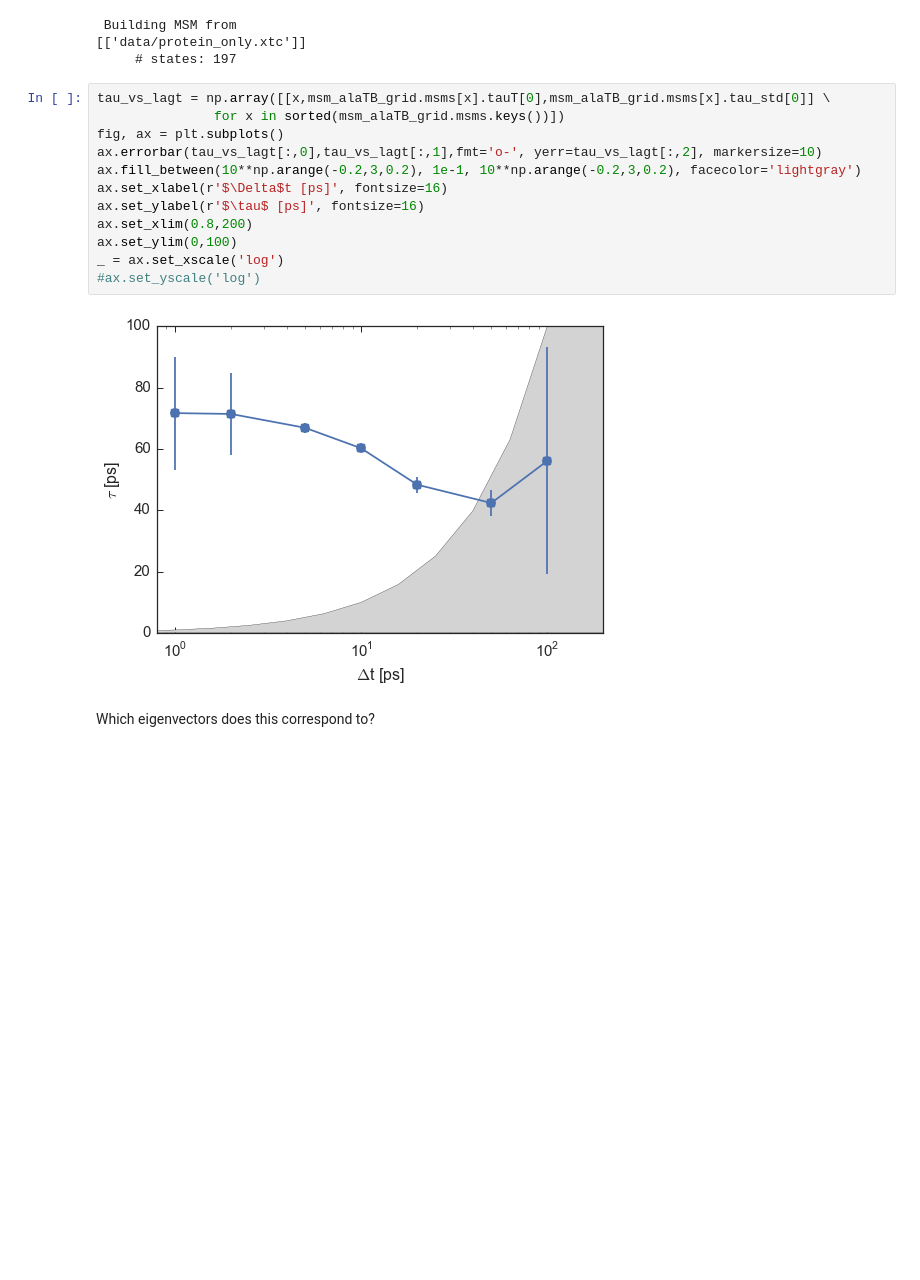
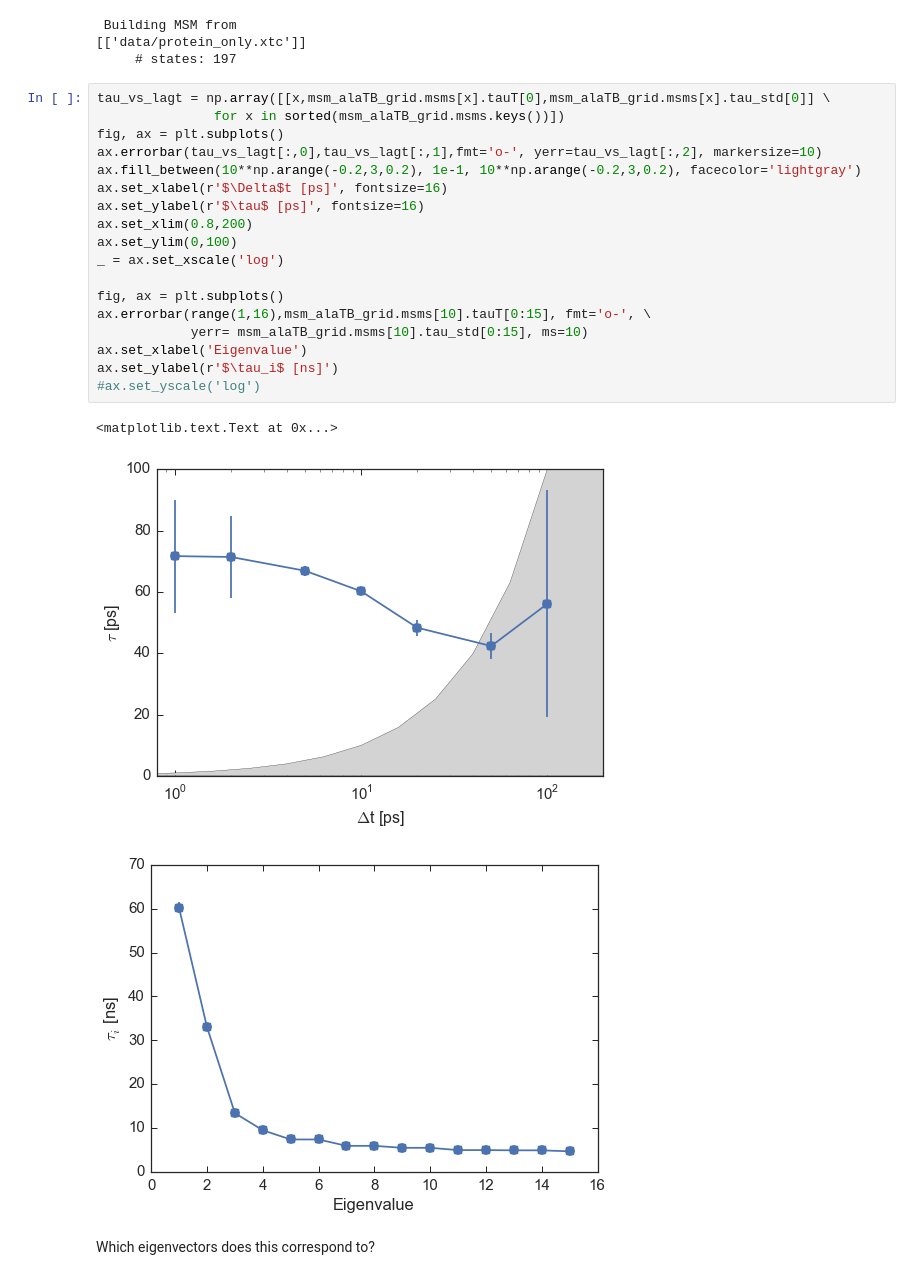
Before and after one commit to BioKT/MasterMSM, a Jupyter notebook: examples/alanine_dipeptide/ala_dipeptide_discretize.ipynb, the cells around one changed output. Drawn from its saved outputs; the diff is of its cells as text; blank space fills up the shorter version.

```diff
--- a/examples/alanine_dipeptide/ala_dipeptide_discretize.ipynb
+++ b/examples/alanine_dipeptide/ala_dipeptide_discretize.ipynb
@@ -83,17 +83,25 @@ for i in [1, 2, 5, 10, 20, 50, 100]:
 # %%
 tau_vs_lagt = np.array([[x,msm_alaTB_grid.msms[x].tauT[0],msm_alaTB_grid.msms[x].tau_std[0]] \
                for x in sorted(msm_alaTB_grid.msms.keys())])
 fig, ax = plt.subplots()
 ax.errorbar(tau_vs_lagt[:,0],tau_vs_lagt[:,1],fmt='o-', yerr=tau_vs_lagt[:,2], markersize=10)
 ax.fill_between(10**np.arange(-0.2,3,0.2), 1e-1, 10**np.arange(-0.2,3,0.2), facecolor='lightgray')
 ax.set_xlabel(r'$\Delta$t [ps]', fontsize=16)
 ax.set_ylabel(r'$\tau$ [ps]', fontsize=16)
 ax.set_xlim(0.8,200)
 ax.set_ylim(0,100)
 _ = ax.set_xscale('log')
+
+fig, ax = plt.subplots()
+ax.errorbar(range(1,16),msm_alaTB_grid.msms[10].tauT[0:15], fmt='o-', \
+            yerr= msm_alaTB_grid.msms[10].tau_std[0:15], ms=10)
+ax.set_xlabel('Eigenvalue')
+ax.set_ylabel(r'$\tau_i$ [ns]')
 #ax.set_yscale('log')
 # %% [output]
+<matplotlib.text.Text at 0x...>
 [figure]
+[figure, added]
 # %% [markdown]
 Which eigenvectors does this correspond to?
 # %%
```
Also changed, not shown: 4 other files.
